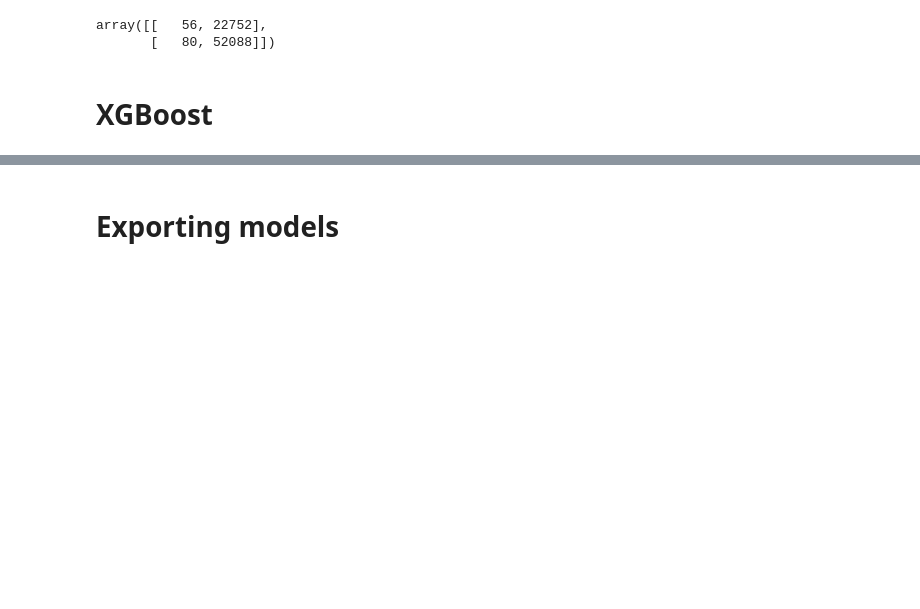
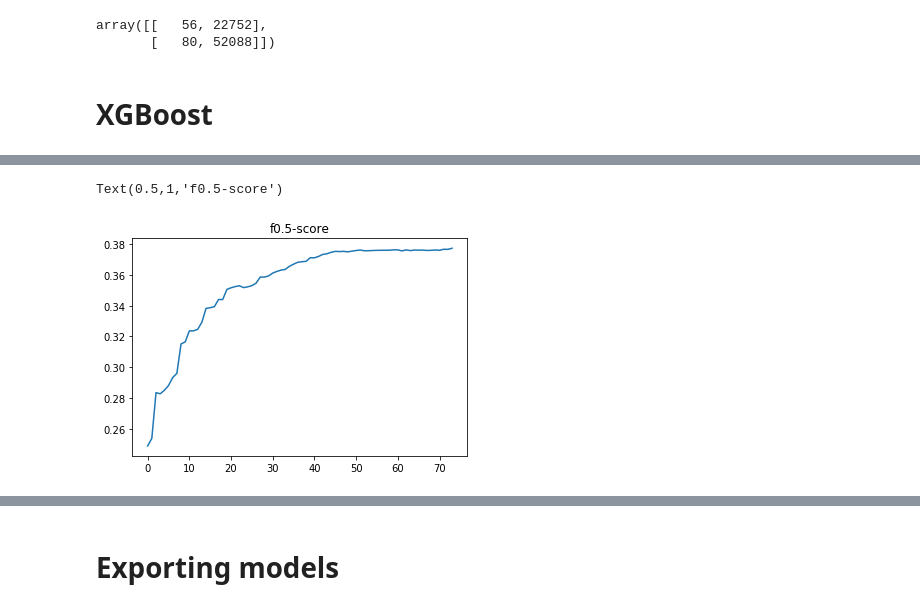
Before and after one commit to edvalente/mlnd-capstone-project, a Jupyter notebook: notebooks/supervised.ipynb, the cells around one changed output, grey strips where cells are left out. Cells and saved outputs as stored; diff of their text form; code cells hidden in the pictures; blank space fills up the shorter version.

```diff
--- a/notebooks/supervised.ipynb
+++ b/notebooks/supervised.ipynb
@@ -138,0 +443,6 @@ Text(0.5,1,'f1-score over grown trees')
+# %%
+plt.plot(np.array([1-i for i in clf_13.evals_result_['validation_0']['inverse_fbeta_score']]))
+plt.title('f0.5-score')
+# %% [output]
+Text(0.5,1,'f0.5-score')
+[figure, added]
```
Also changed, not shown: parts of 34 cells of this notebook, 1 other file.
